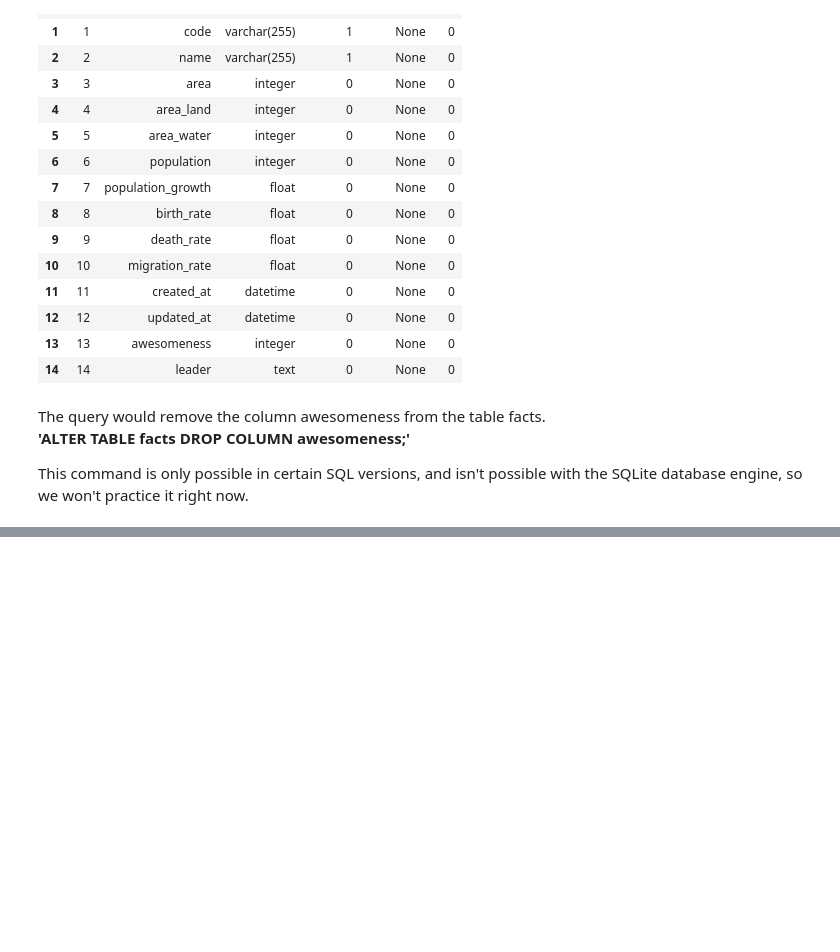
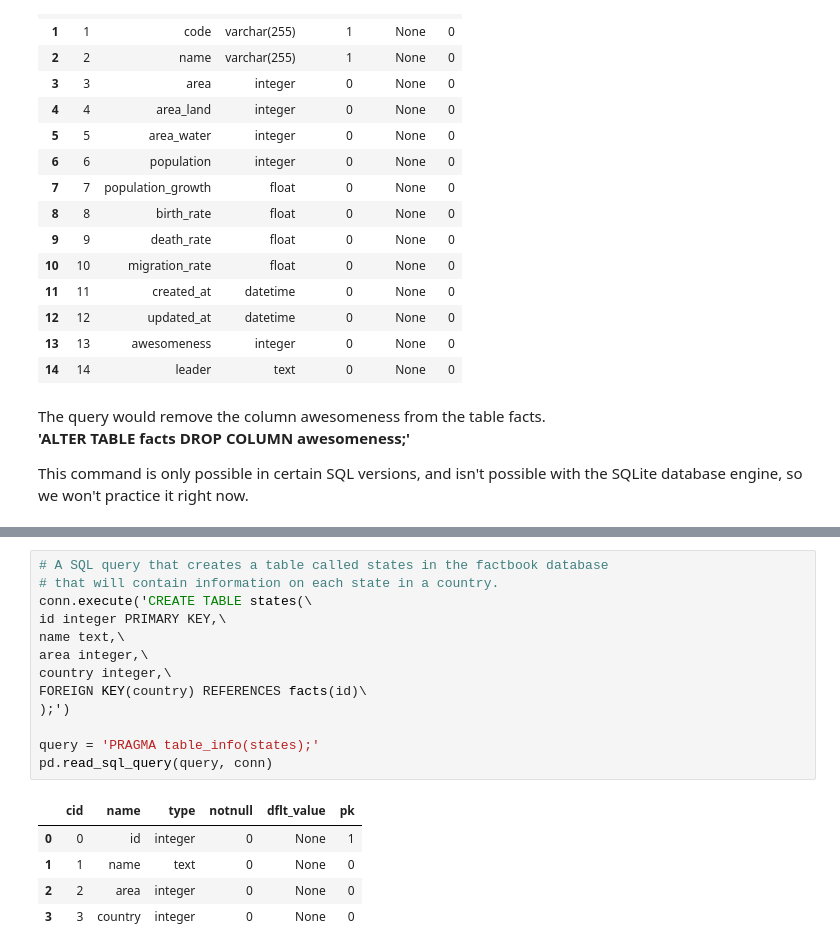
Before and after one commit to Morrowind1983/Dataquest-study-notes, a Jupyter notebook: 04 Working with Data Sources/03 SQL and Databases Intermediate/Table Schemas.ipynb, the cells around one changed output, grey strips where cells are left out. Drawn from its saved outputs; the diff is of its cells as text; blank space fills up the shorter version.

```diff
--- a/04 Working with Data Sources/03 SQL and Databases Intermediate/Table Schemas.ipynb
+++ b/04 Working with Data Sources/03 SQL and Databases Intermediate/Table Schemas.ipynb
@@ -106,0 +130,19 @@ This command is only possible in certain SQL versions, and isn't possible with t
+# %%
+# A SQL query that creates a table called states in the factbook database
+# that will contain information on each state in a country.
+conn.execute('CREATE TABLE states(\
+id integer PRIMARY KEY,\
+name text,\
+area integer,\
+country integer,\
+FOREIGN KEY(country) REFERENCES facts(id)\
+);')
+
+query = 'PRAGMA table_info(states);'
+pd.read_sql_query(query, conn)
+# %% [output]
+|  | cid | name | type | notnull | dflt_value | pk |
+| 0 | 0 | id | integer | 0 | None | 1 |
+| 1 | 1 | name | text | 0 | None | 0 |
+| 2 | 2 | area | integer | 0 | None | 0 |
+| 3 | 3 | country | integer | 0 | None | 0 |
```
Also changed, not shown: parts of 8 cells of this notebook.
